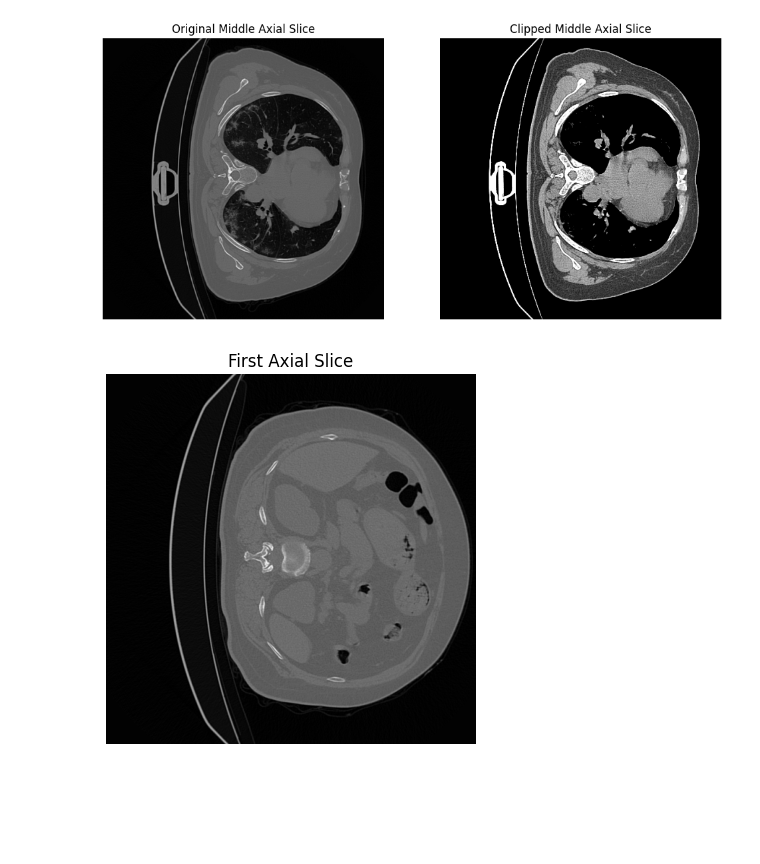
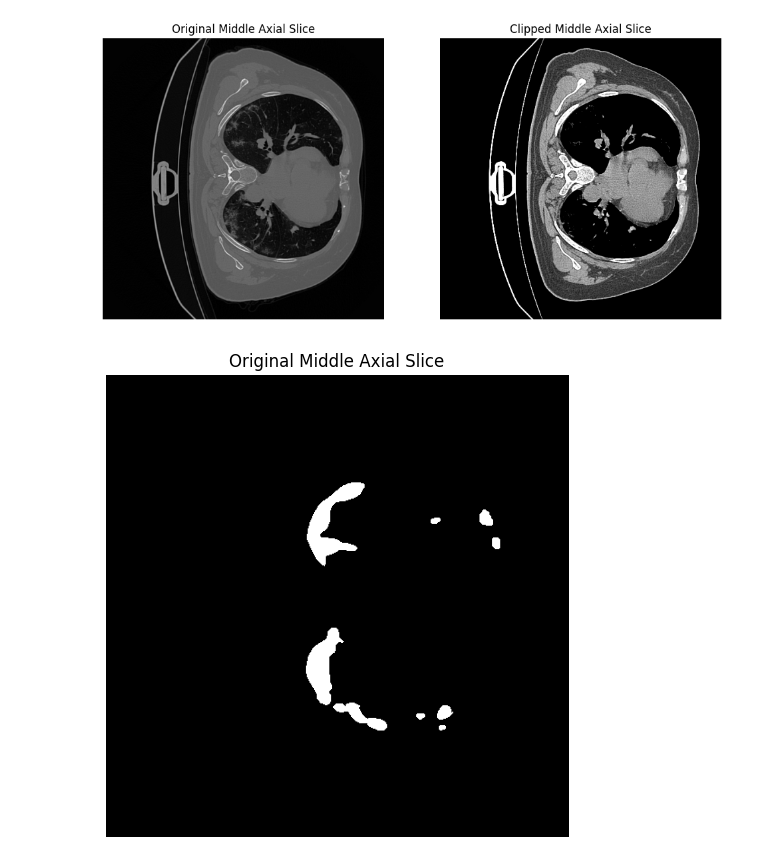
Before and after one commit to chauanphu/ETL-MI, a Jupyter notebook: notebooks/image_analysis.ipynb, the cells around one changed output. Saved outputs shown, nothing was run; the diff lists cells and outputs as text; code cells hidden in the pictures; blank space fills up the shorter version.

```diff
--- a/notebooks/image_analysis.ipynb
+++ b/notebooks/image_analysis.ipynb
@@ -64,11 +65,18 @@ plt.axis('off')
 plt.show()
 # %% [output]
 [figure]
-# %%
-# Display the first slice in the axial plane
-plt.imshow(image_data[:, :, 0], cmap='gray')
-plt.title('First Axial Slice')
-plt.axis('off')
-plt.show()
-# %% [output]
-[figure, removed]
+# %%
+l_i_nii = nib.load(f"{INFECTION_MASKS}/coronacases_001.nii")
+l_i_data = l_i_nii.get_fdata()
+middle_slice = l_i_data.shape[2] // 2
+
+# Display the original middle slice
+plt.figure(figsize=(12, 6))
+
+# plt.subplot(1, 2, 1)
+plt.imshow(l_i_data[:, :, middle_slice], cmap='gray')
+plt.title('Original Middle Axial Slice')
+plt.axis('off')
+plt.show()
+# %% [output]
+[figure, added]
```
Also changed, not shown: parts of 1 cell of this notebook, 5 other files.
